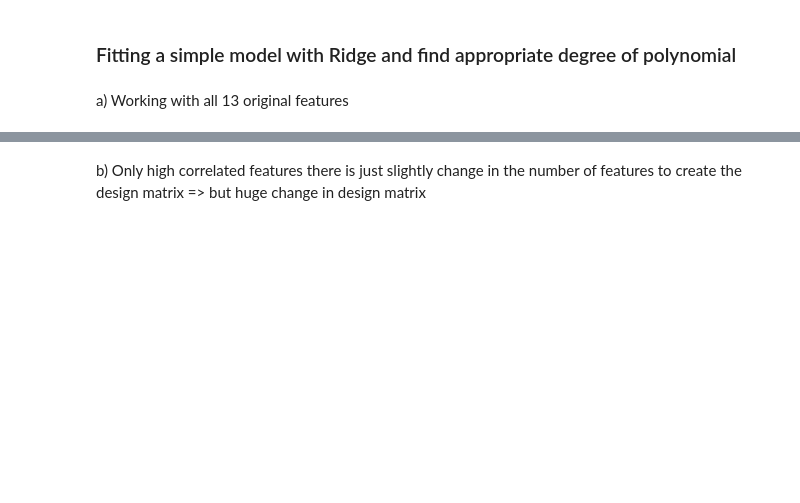
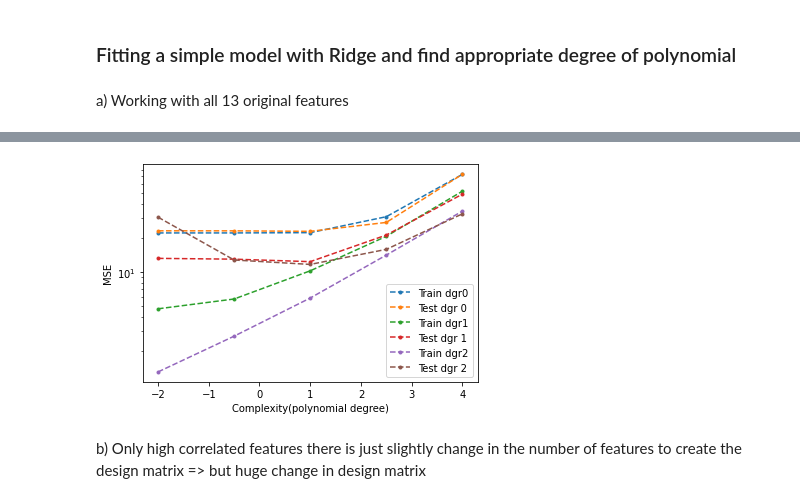
Before and after one commit to engyssimo/MLProjectNucphys, a Jupyter notebook: Project1/Project1.ipynb, the cells around one changed output, grey strips where cells are left out. Drawn from its saved outputs; the diff is of its cells as text; code cells hidden in the pictures; blank space fills up the shorter version.

Commit message:
some graphs do not make sense for me => plz go through carefully

```diff
--- a/Project1/Project1.ipynb
+++ b/Project1/Project1.ipynb
@@ -1099,7 +1099,7 @@ z = boston_df['MEDV']
 
 polydegree = np.zeros(maxdegree)
 MSE_ridge = np.zeros((maxdegree,2))
-MS_OLS = np.zeros((maxdegree,2))
+MSE_OLS = np.zeros((maxdegree,2))
 
 for degree in range(maxdegree):
 
@@ -1168,14 +1176,16 @@ for degree in range(maxdegree):
 # %%
 #plot the results
 for i in range(maxdegree):
-    plt.plot(np.log10(lambd),MSE_Ridge_train[i,:],'o-', label='Train'+ ' dgr'+ str(i))
-    plt.plot(np.log10(lambd),MSE_Ridge_test[i,:], 'o-', label='Test' + ' dgr '+ str(i))
+    plt.plot(np.log10(lambd),MSE_Ridge_train[i,:],'.--', label='Train'+ ' dgr'+ str(i))
+    plt.plot(np.log10(lambd),MSE_Ridge_test[i,:], '.--', label='Test' + ' dgr '+ str(i))
 
 plt.xlabel('Complexity(polynomial degree)')
 plt.ylabel('MSE')
 plt.yscale("log")
 plt.legend(loc = 'lower right')
 plt.show()
+# %% [output]
+[figure, added]
 # %% [markdown]
 b) Only high correlated features
 there is just slightly change in the number of features to create the design matrix => but huge change in design matrix
```
Also changed, not shown: parts of 6 cells of this notebook.
